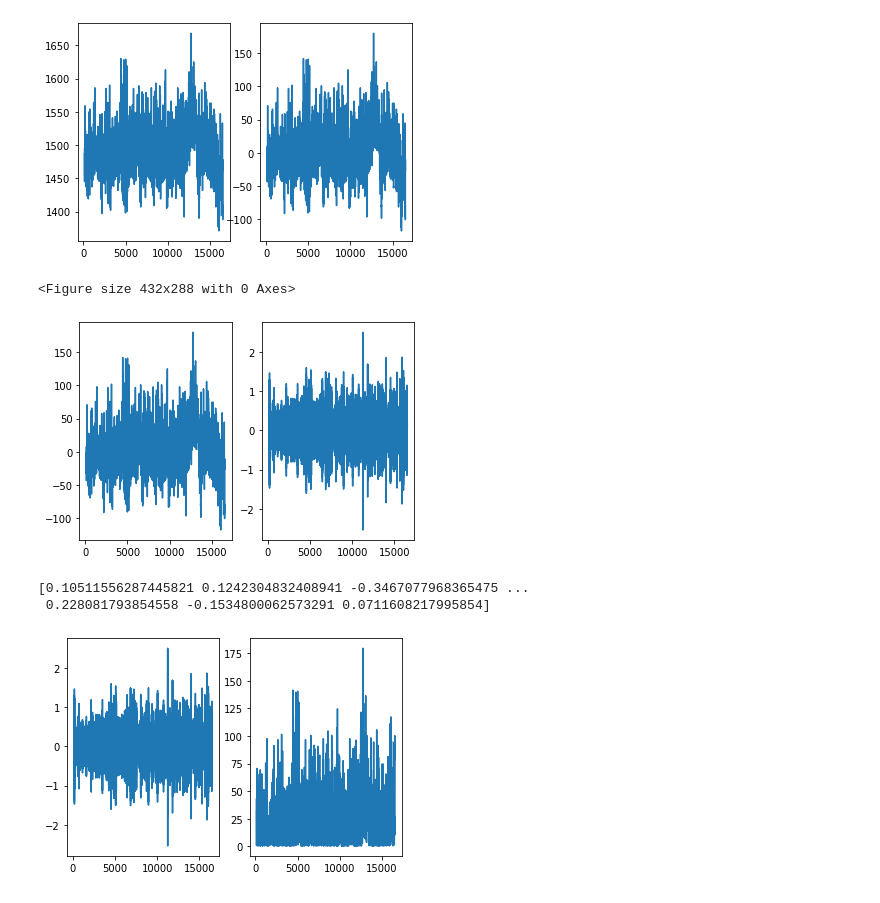
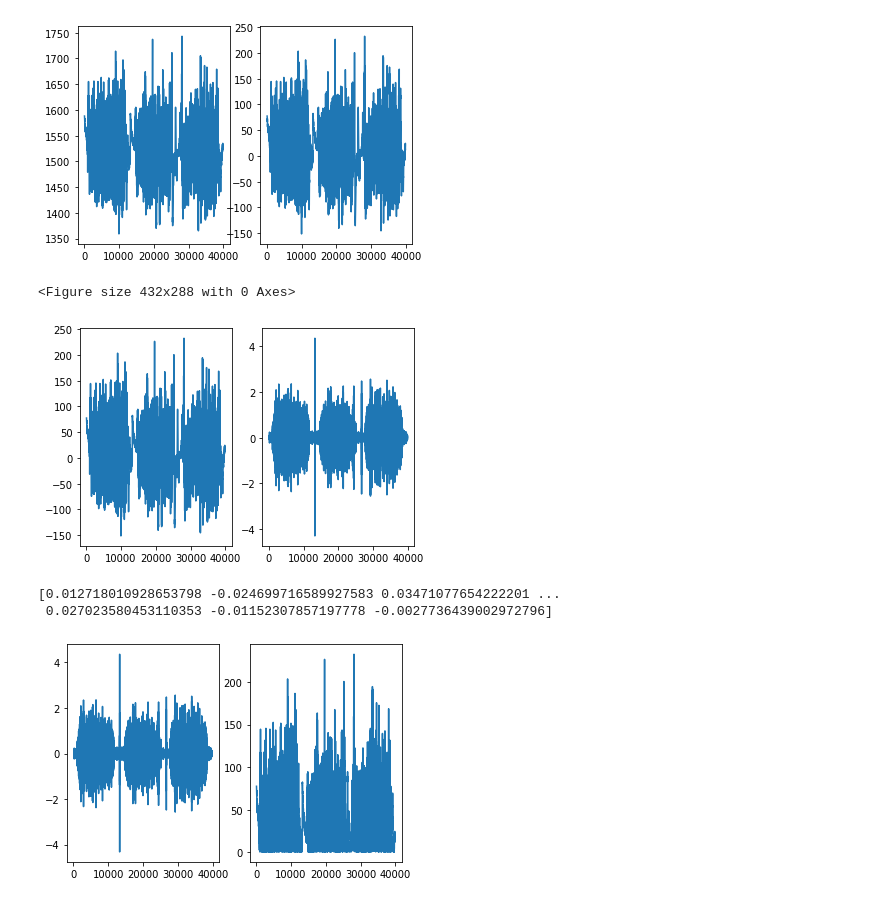
Before and after one commit to sophiealtmann/BSV_Prak_3, a Jupyter notebook: Python Code/Vorverarbeitung der Rohdaten.ipynb, the cells around one changed output. Saved outputs shown, nothing was run; the diff lists cells and outputs as text; code cells hidden in the pictures.

```diff
--- a/Python Code/Vorverarbeitung der Rohdaten.ipynb
+++ b/Python Code/Vorverarbeitung der Rohdaten.ipynb
@@ -8,22 +8,22 @@ import Lab3Functions as lf3
 import Functions as fun
 # %%
 # Daten importieren
-weights,mvc,fatigue=lf3.import_data(";")
+weights,mvc,fatigue=lf3.import_data("\t")
 # %%
 # Offset eliminieren
-nooffset= fun.eliminateoffset(mvc.emg, mvc.t)
+nooffset= fun.eliminateoffset(fatigue.emg, fatigue.t)
 # %% [output]
-[figure, old version]
+[figure, new version]
 <Figure size 432x288 with 0 Axes>
 # %%
 # Filtern zwischen 20 und 450 Hz
-emg_filtered = fun.filter(nooffset, mvc.t)
+emg_filtered = fun.filter(nooffset, fatigue.t)
 # %% [output]
-[figure, old version]
+[figure, new version]
-[0.10511556287445821 0.1242304832408941 -0.3467077968365475 ...
- 0.228081793854558 -0.1534800062573291 0.0711608217995854]
+[0.012718010928653798 -0.024699716589927583 0.03471077654222201 ...
+ 0.027023580453110353 -0.01152307857197778 -0.0027736439002972796]
 # %%
-em_gleich = fun.gleich(nooffset, mvc.t, emg_filtered)
+em_gleich = fun.gleich(nooffset, fatigue.t, emg_filtered)
 # %% [output]
-[figure, old version]
+[figure, new version]
 # %%
```
Also changed, not shown: parts of 3 cells of this notebook, 19 other files.
